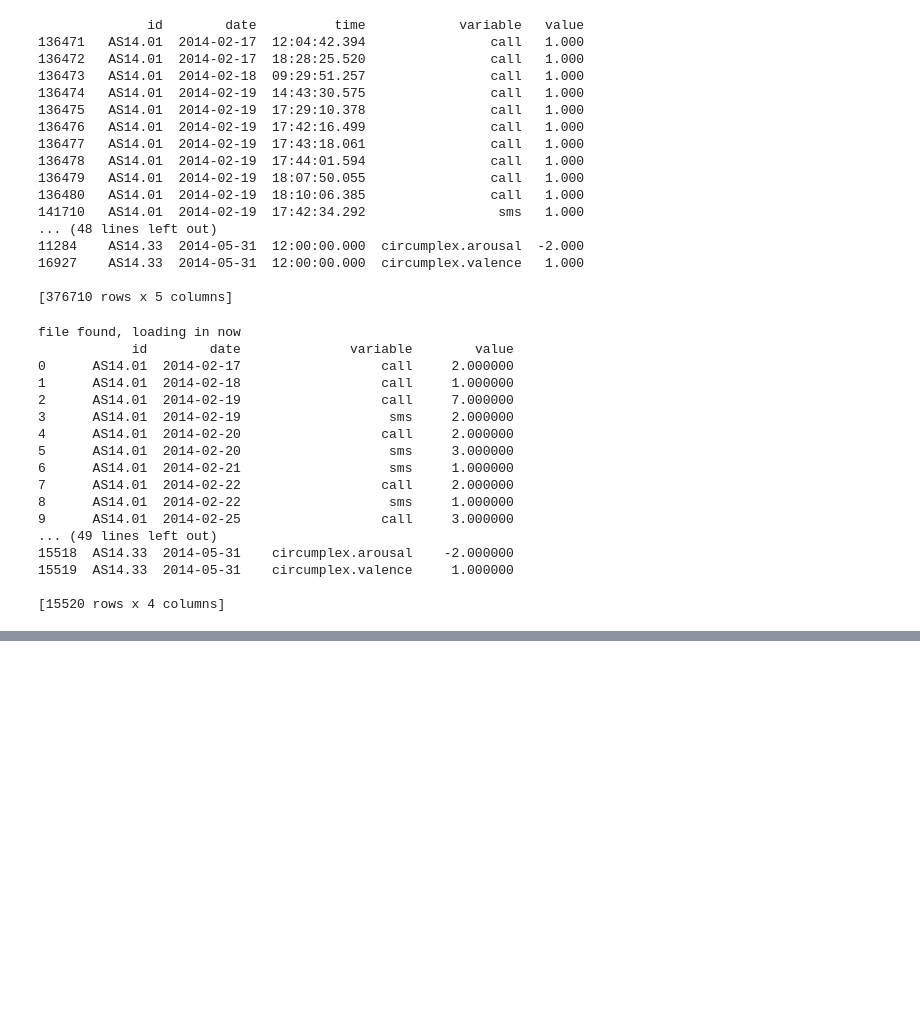
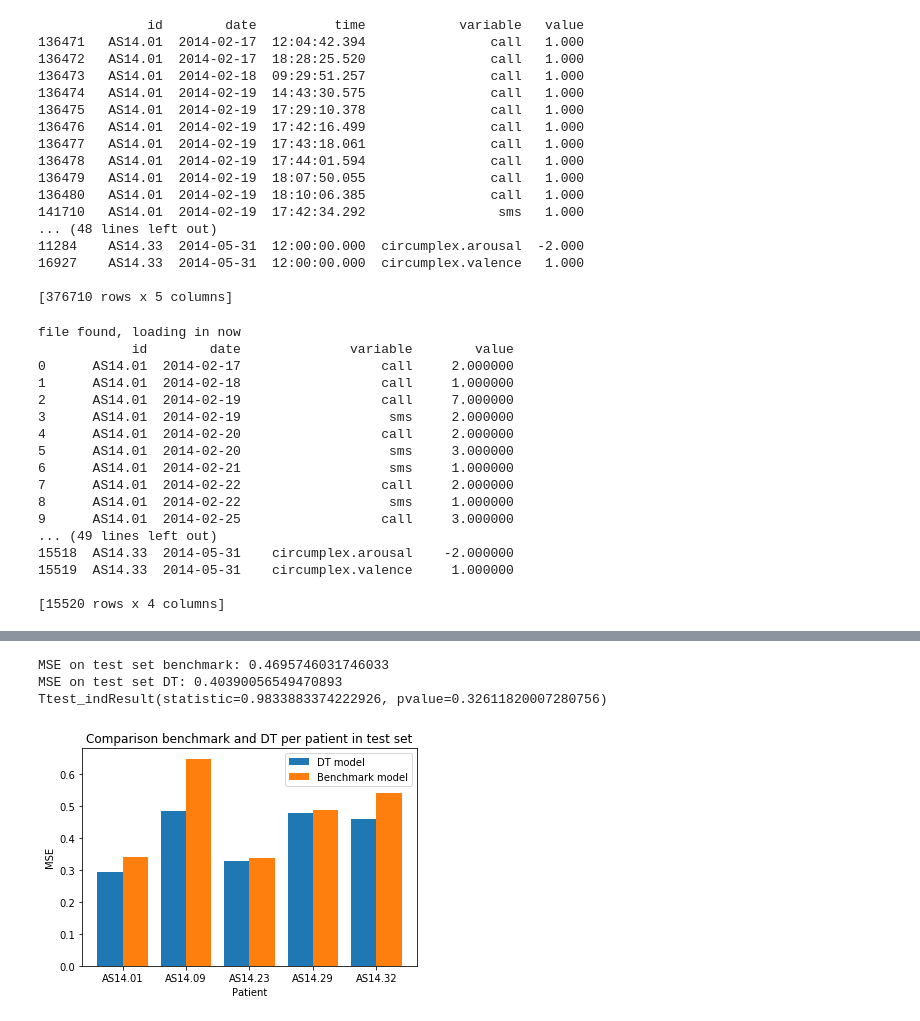
Before and after one commit to felicienveldema/DataMT, a Jupyter notebook: Assignment1_nontemporal.ipynb, the cells around one changed output, grey strips where cells are left out. Drawn from its saved outputs; the diff is of its cells as text; code cells hidden in the pictures; blank space fills up the shorter version.

```diff
--- a/Assignment1_nontemporal.ipynb
+++ b/Assignment1_nontemporal.ipynb
@@ -510 +452,67 @@ graph
+# %%
+# t-test over 1 patient to see if really difference
+from scipy import stats
+
+all_avg_err_benchmark= []
+all_avg_err_DT = []
+all_err_benchmark = []
+all_err_DT = []
+
+# repeat for eacht patient int test set
+for test_patient in test_patient_ids:
+
+    # compare whether DT is better then benchmark (over 1 patient):
+    # (where DT can predict, benchmark can definityle predict)
+    errors_benchmark = []
+    errors_DT = []
+
+    df_pat_q = create_table_for_patient(df, test_patient)
+    f_list_q,t_list_q,time_q = extract_data(df_pat_q)
+    q_pred = DT_regressor.predict(f_list_q)
+    mood_list_q = np.array(df_pat_q['mood'])
+
+    # only check for times t, in time_q
+    for k in range(0,len(time_q)):
+        t = time_q[k]
+        errors_benchmark.append( (mood_list_q[t] - mood_list_q[t-1])**2 )
+        errors_DT.append( (mood_list_q[t] - q_pred[k])**2 )
+
+    avg_err_benchmark = sum(errors_benchmark)/len(errors_benchmark)
+    avg_err_DT = sum(errors_DT)/len(errors_DT)
+#    print("For patient: " + test_patient)
+#    print("avg err benchmark: " + str(avg_err_benchmark))
+#    print("avg err DT: " + str(avg_err_DT))
+
+    # t test
+#    result = stats.ttest_ind(errors_benchmark, errors_DT,equal_var = False)
+#    print(result)
+#    print("\n")
+
+    all_avg_err_benchmark.append(avg_err_benchmark)
+    all_avg_err_DT.append(avg_err_DT)
+    all_err_benchmark = all_err_benchmark + errors_benchmark
+    all_err_DT = all_err_DT + errors_DT
+
+print("MSE on test set benchmark: " + str(sum(all_err_benchmark)/len(all_err_benchmark)))
+print("MSE on test set DT: " + str(sum(all_err_DT)/len(all_err_DT)))
+result = stats.ttest_ind(all_err_benchmark, all_err_DT,equal_var = False)
+print(result)
+
+# plot of avg errors benchmark vs DT for the test patients
+x = np.arange(0,len(all_avg_err_benchmark))
+#plt.plot(x,all_avg_err_DT,'r',marker='x', linestyle='None', label='DT model')
+#plt.plot(x,all_avg_err_benchmark,'g',marker='x', linestyle='None', label='Benchmark model')
+plt.bar(x-0.2,all_avg_err_DT,width=0.4, label='DT model')
+plt.bar(x+0.2,all_avg_err_benchmark,width=0.4, label='Benchmark model')
+plt.xticks(x,test_patient_ids)
+plt.xlabel('Patient')
+plt.ylabel('MSE')
+plt.title("Comparison benchmark and DT per patient in test set")
+plt.legend(loc='upper right')
+plt.show()
+# %% [output]
+MSE on test set benchmark: 0.4695746031746033
+MSE on test set DT: 0.40390056549470893
+Ttest_indResult(statistic=0.9833883374222926, pvalue=0.32611820007280756)
+[figure, added]
 # %%
```
Also changed, not shown: parts of 19 cells of this notebook.
